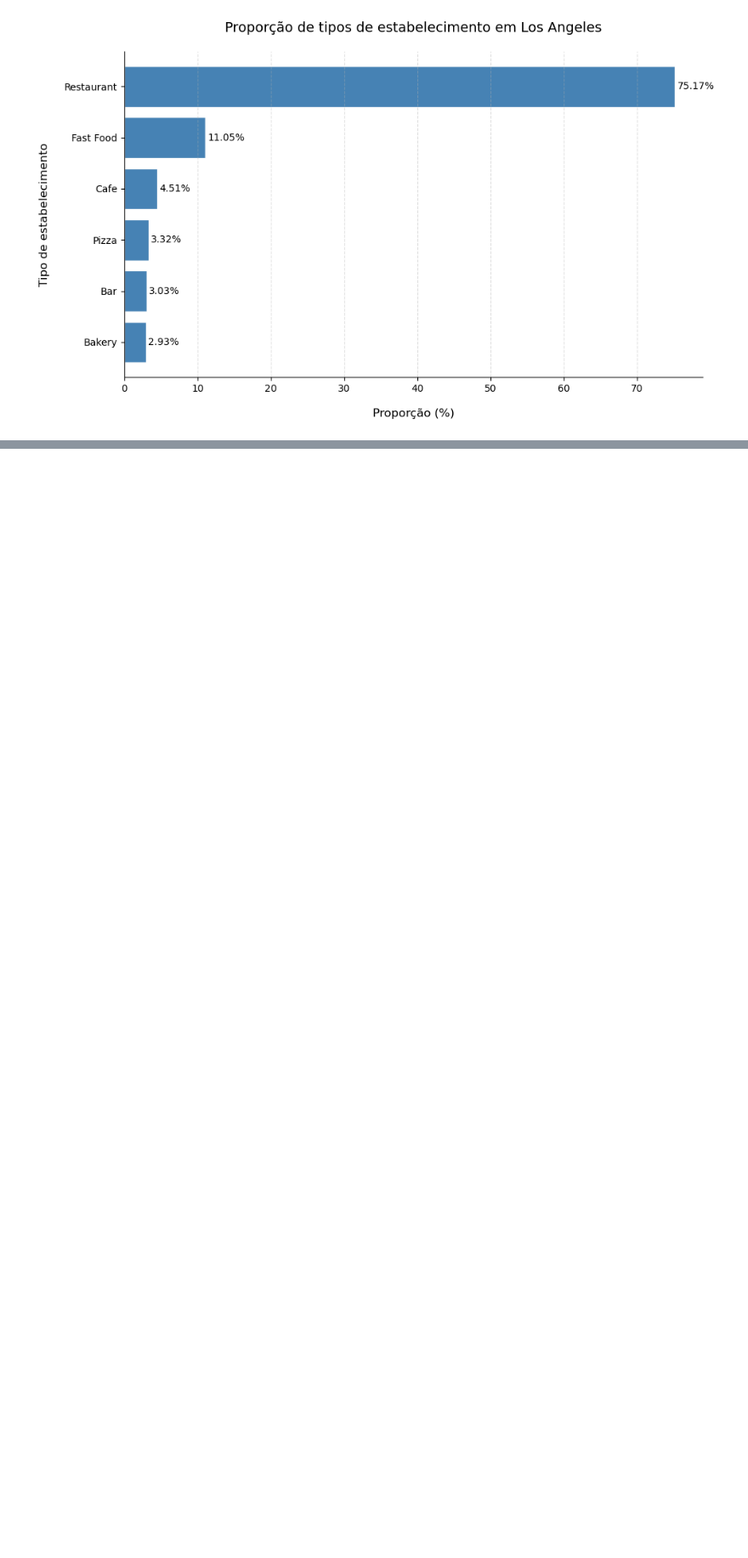
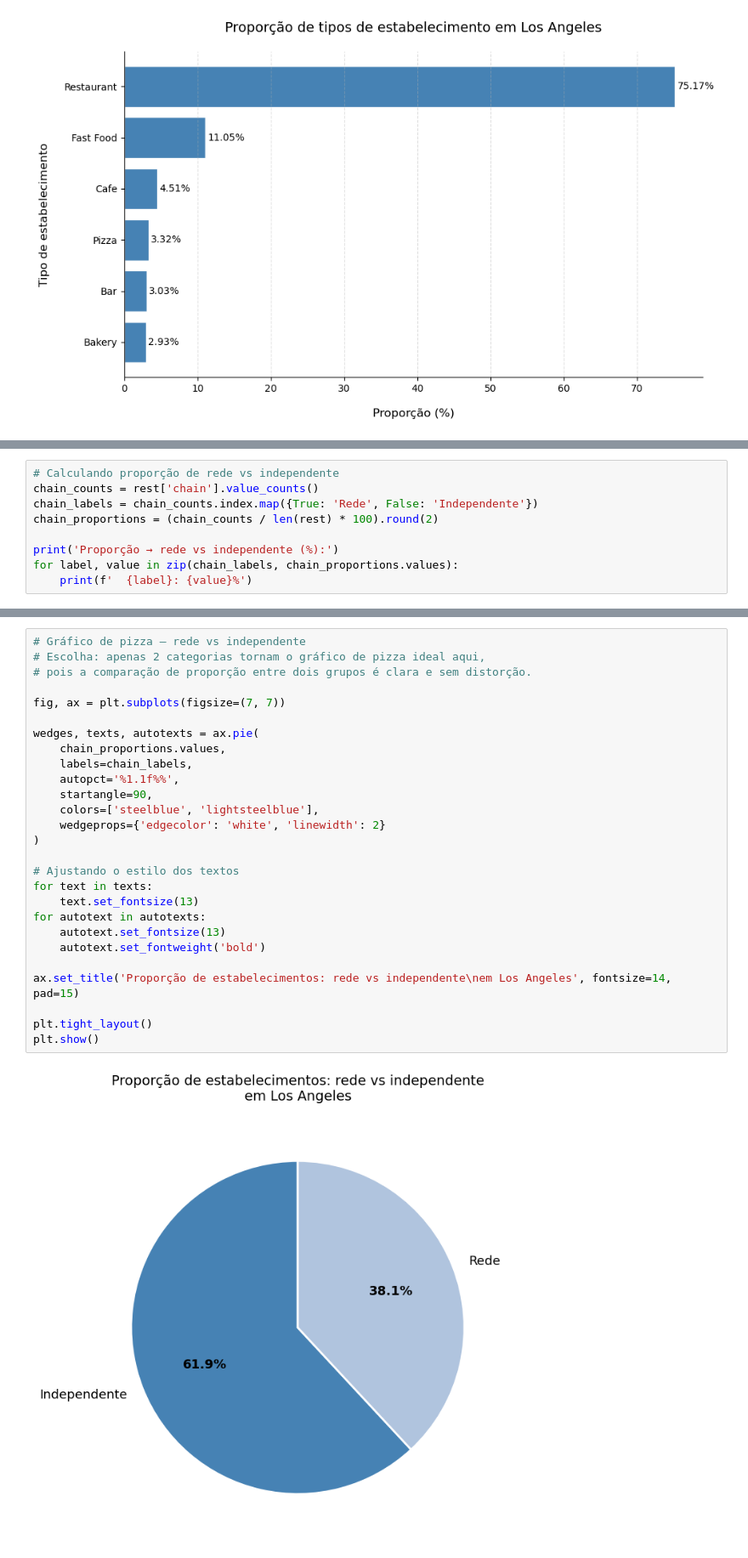
Before and after one commit to raimirsilva/Small-projects, a Jupyter notebook: Sprint-10-project/notebook/LA-restaurants.ipynb, the cells around one changed output, grey strips where cells are left out. Shown at 85% size. Cells and saved outputs as stored; diff of their text form; blank space fills up the shorter version.

```diff
--- a/Sprint-10-project/notebook/LA-restaurants.ipynb
+++ b/Sprint-10-project/notebook/LA-restaurants.ipynb
@@ -175,0 +180,9 @@ plt.show()
+# %%
+# Calculando proporção de rede vs independente
+chain_counts = rest['chain'].value_counts()
+chain_labels = chain_counts.index.map({True: 'Rede', False: 'Independente'})
+chain_proportions = (chain_counts / len(rest) * 100).round(2)
+
+print('Proporção → rede vs independente (%):')
+for label, value in zip(chain_labels, chain_proportions.values):
+    print(f'  {label}: {value}%')
@@ -175,0 +193,29 @@ plt.show()
+# %%
+# Gráfico de pizza — rede vs independente
+# Escolha: apenas 2 categorias tornam o gráfico de pizza ideal aqui,
+# pois a comparação de proporção entre dois grupos é clara e sem distorção.
+
+fig, ax = plt.subplots(figsize=(7, 7))
+
+wedges, texts, autotexts = ax.pie(
+    chain_proportions.values,
+    labels=chain_labels,
+    autopct='%1.1f%%',
+    startangle=90,
+    colors=['steelblue', 'lightsteelblue'],
+    wedgeprops={'edgecolor': 'white', 'linewidth': 2}
+)
+
+# Ajustando o estilo dos textos
+for text in texts:
+    text.set_fontsize(13)
+for autotext in autotexts:
+    autotext.set_fontsize(13)
+    autotext.set_fontweight('bold')
+
+ax.set_title('Proporção de estabelecimentos: rede vs independente\nem Los Angeles', fontsize=14, pad=15)
+
+plt.tight_layout()
+plt.show()
+# %% [output]
+[figure, added]
```
Also changed, not shown: parts of 4 cells of this notebook.
